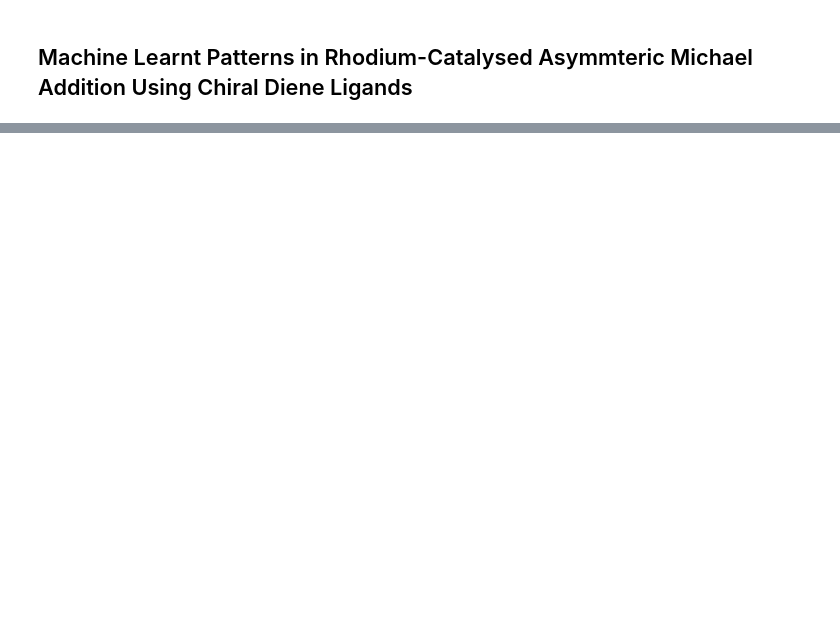
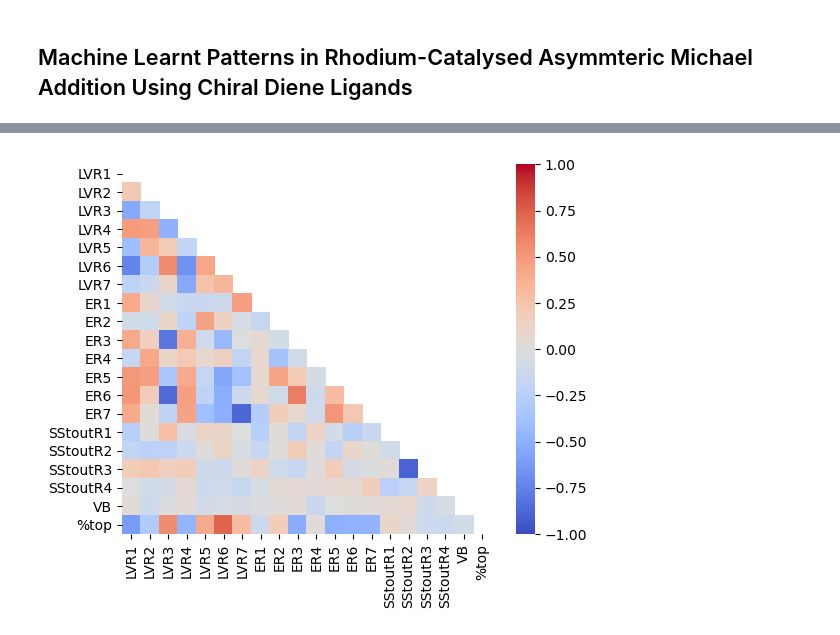
Before and after one commit to leighton-digital/IntroPythonML, a Jupyter notebook: full_code_notebook.ipynb, the cells around one changed output, grey strips where cells are left out. Cells and saved outputs as stored; diff of their text form; code cells hidden in the pictures; blank space fills up the shorter version.

```diff
--- a/full_code_notebook.ipynb
+++ b/full_code_notebook.ipynb
@@ -208,0 +45,2 @@ print('Finished')
+# %%
+filename = 'combined.csv'
@@ -208,0 +52,8 @@ print('Finished')
+# %%
+features = ['LVR1', 'LVR2', 'LVR3', 'LVR4', 'LVR5', 'LVR6', 'LVR7', 'ER1', 'ER2', 'ER3', 'ER4', 'ER5', 'ER6',
+               'ER7', 'SStoutR1', 'SStoutR2', 'SStoutR3', 'SStoutR4', 'VB']
+target_variable = '%top'
+features.append(str(target_variable))
+
+data = pd.read_csv(filename)
+data = data.filter(features)
@@ -208,0 +86,8 @@ print('Finished')
+# %%
+corr = data.corr()
+mask = np.zeros_like(corr)
+mask[np.triu_indices_from(mask)] = True
+sns.heatmap(corr, cmap='coolwarm', vmin=-1, vmax=1, annot=False, square=True, mask=mask, annot_kws={"fontsize": 4})
+plt.show()
+# %% [output]
+[figure, added]
```
Also changed, not shown: parts of 38 cells of this notebook, 1 other file.
